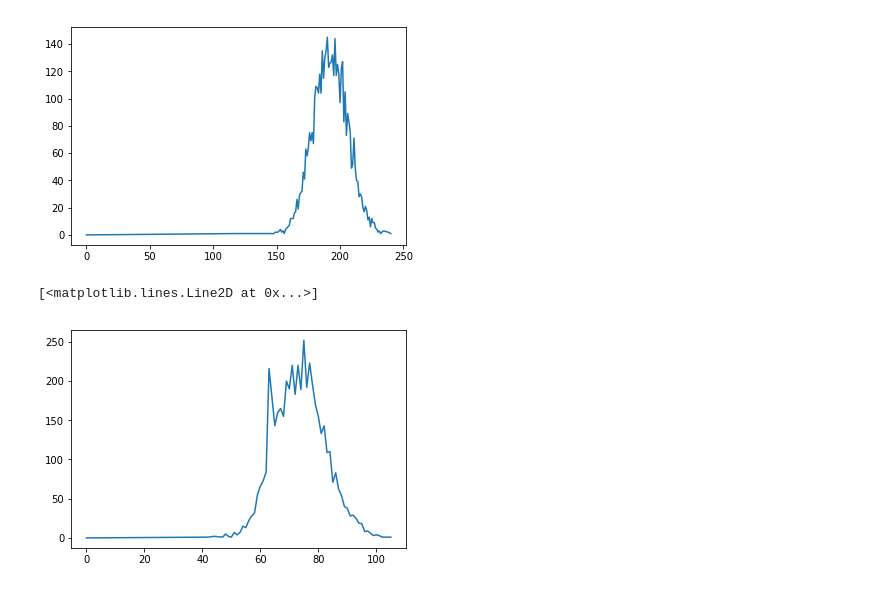
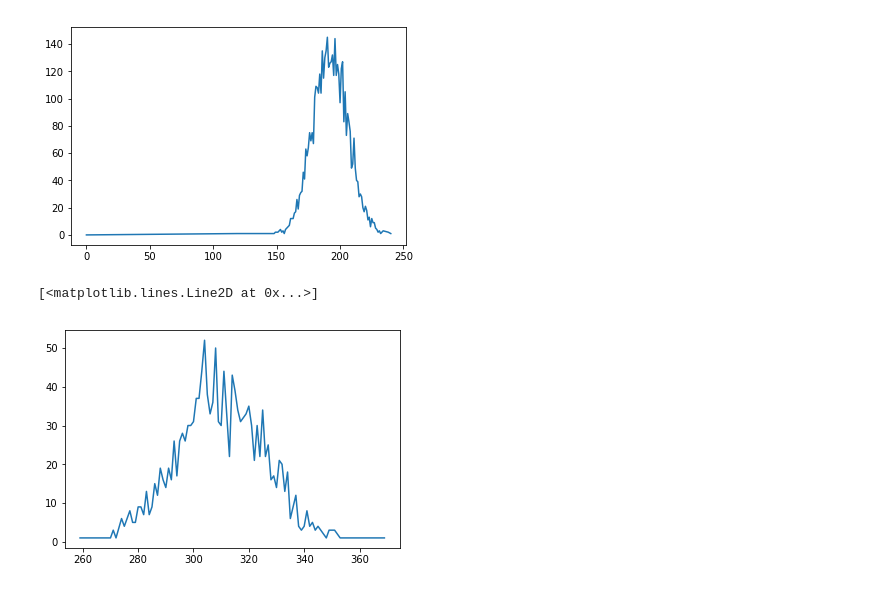
Before and after one commit to thedavekwon/meteorite, a Jupyter notebook: Calibration.ipynb, the cells around one changed output. Saved outputs shown, nothing was run; the diff lists cells and outputs as text; code cells hidden in the pictures.

```diff
--- a/Calibration.ipynb
+++ b/Calibration.ipynb
@@ -15,5 +16,5 @@ ValueError: string keys in translate table must be of length 1
 # %%
 standard_dirs = list(filter(lambda d: d[:14] == "standards_32bt", [d for d in os.listdir('./datas/meteorite_mineral_mapper/dataset_1_opaques/')]))
-mask_dirs = list(filter(lambda d: d[:4] != "obj1" and d[:4] != "obj2" and d[-8:]=="mask.tif",[d.tranlsate(translate_table) for d in os.listdir('./datas/meteorite_mineral_mapper/dataset_1_opaques/')]))
+mask_dirs = list(filter(lambda d: d[:4] != "obj1" and d[:4] != "obj2" and d[-8:]=="mask.tif",[d for d in os.listdir('./datas/meteorite_mineral_mapper/dataset_1_opaques/')]))
 obj1_dirs = list(filter(lambda d: d[:9] == "obj1_32bt", [d for d in os.listdir('./datas/meteorite_mineral_mapper/dataset_1_opaques/')]))
 obj2_dirs = list(filter(lambda d: d[:9] == "obj2_32bt", [d for d in os.listdir('./datas/meteorite_mineral_mapper/dataset_1_opaques/')]))
@@ -26,7 +25,10 @@ for s in standard_dirs:
     standards[tmp] = io.imread(data_dir+s)
 masks = {}
 for m in mask_dirs:
-    masks[m.split("std")[0].split("_")[0].split("-")[0]] = io.imread(data_dir+m)
+    if ('rutile' in m):
+        masks["TiO2"] = io.imread(data_dir+m)
+    else:
+        masks[m.split("std")[0].split("_")[0].split("-")[0]] = io.imread(data_dir+m)
 obj1 = {}
 for o in obj1_dirs:
     tmp = o.split(".")[0].split("_")[-1]
@@ -49,0 +44,16 @@ dict_keys(['Cr', 'Ni', 'Si', 'Ca', 'S', 'Al', 'P', 'Fe', 'Mg', 'Ti'])
+# %%
+f = open('./parsed_weight')
+parsed_weight = json.load(f)
+weights = {}
+for mask in masks.keys():
+    weights[mask] = {}
+    if mask == "SCOlv":
+        for s in parsed_weight["10"].keys():
+            if s in standards.keys():
+                weights[mask][s] = parsed_weight["10"][s]/100
+    else:
+        for standard in standards.keys():
+            d = dict((str(e), w) for e,w in periodictable.formula(mask).mass_fraction.items())
+            if standard in mask:
+                weights[mask][standard] = d[standard]
+weights
@@ -98,18 +126,18 @@ plt.plot(xx, yy)
 [<matplotlib.lines.Line2D at 0x...>]
 [figure]
 # %%
-y = np.bincount(mask_maps['NiS']['S'].flatten())
+y = np.bincount(mask_maps['Ni']['Ni'].flatten())
 ii = np.nonzero(y)[0]
 xx = []
 yy = []
 for i, j in zip(ii, y[ii]):
     xx.append(i)
     yy.append(j)
-xx = [0] + xx[1:]
-yy = [0] + yy[1:]
+xx = xx[1:]
+yy = yy[1:]
 xx = np.array(xx)
 yy = np.array(yy)
 plt.plot(xx, yy)
 # %% [output]
 [<matplotlib.lines.Line2D at 0x...>]
-[figure, old version]
+[figure, new version]
```
Also changed, not shown: parts of 17 cells of this notebook, 2 other files.
